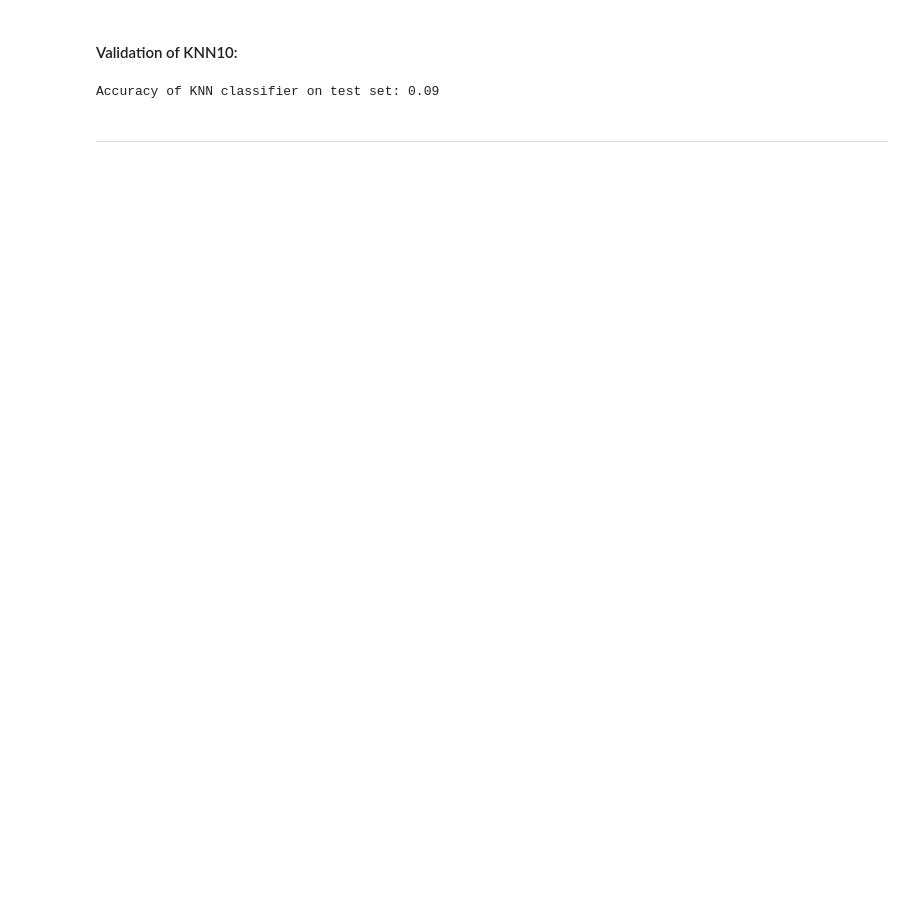
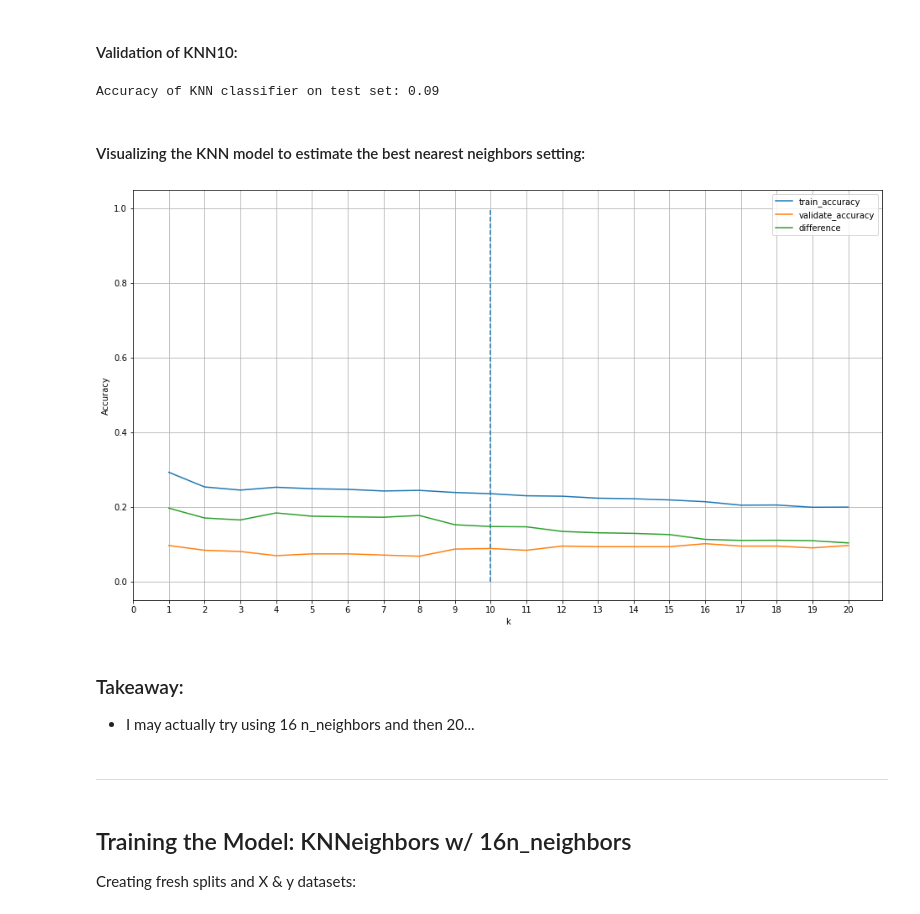
Before and after one commit to jeneyring/GSS_survey, a Jupyter notebook: modeling_zodiac.ipynb, the cells around one changed output. Drawn from its saved outputs; the diff is of its cells as text; code cells hidden in the pictures; blank space fills up the shorter version.

Commit message:
finalized modeling

```diff
--- a/modeling_zodiac.ipynb
+++ b/modeling_zodiac.ipynb
@@ -678,4 +691,54 @@ print('Accuracy of KNN classifier on test set: {:.2f}'
 # %% [output]
 Accuracy of KNN classifier on test set: 0.09
+# %% [markdown]
+#### Visualizing the KNN  model to estimate the best nearest neighbors setting:
+# %%
+def visualize(X_train, y_train, X_validate, y_validate):
+    metrics = []
+
+    # loop through different values of k
+    for k in range(1, 21):
+
+        # define the thing
+        knn = KNeighborsClassifier(n_neighbors=k)
+
+        # fit the thing (remmeber only fit on training data)
+        knn.fit(X_train, y_train)
+
+        # use the thing (calculate accuracy)
+        train_accuracy = knn.score(X_train, y_train)
+        validate_accuracy = knn.score(X_validate, y_validate)
+
+        output = {
+            "k": k,
+            "train_accuracy": train_accuracy,
+            "validate_accuracy": validate_accuracy,
+            "difference": (train_accuracy - validate_accuracy)
+        }
+
+        metrics.append(output)
+
+    # make a dataframe
+    results = pd.DataFrame(metrics)
+
+
+    # plot the data
+    results.set_index('k').plot(figsize = (16,9))
+    plt.ylabel('Accuracy')
+
+    plt.vlines(x= 10, ymin=0, ymax=1, linestyles='dashed')
+    plt.xticks(np.arange(0,21,1))
+    plt.grid()
+# %%
+visualize(X_train, y_train, X_validate, y_validate)
+# %% [output]
+[figure, added]
+# %% [markdown]
+### Takeaway:
+- I may actually try using 16 n_neighbors and then 20...
 # %% [markdown]
 __________________________________________________________
+# %% [markdown]
+## Training the Model: KNNeighbors w/ 16n_neighbors
+
+Creating fresh splits and X & y datasets:
```
Also changed, not shown: parts of 22 cells of this notebook.
